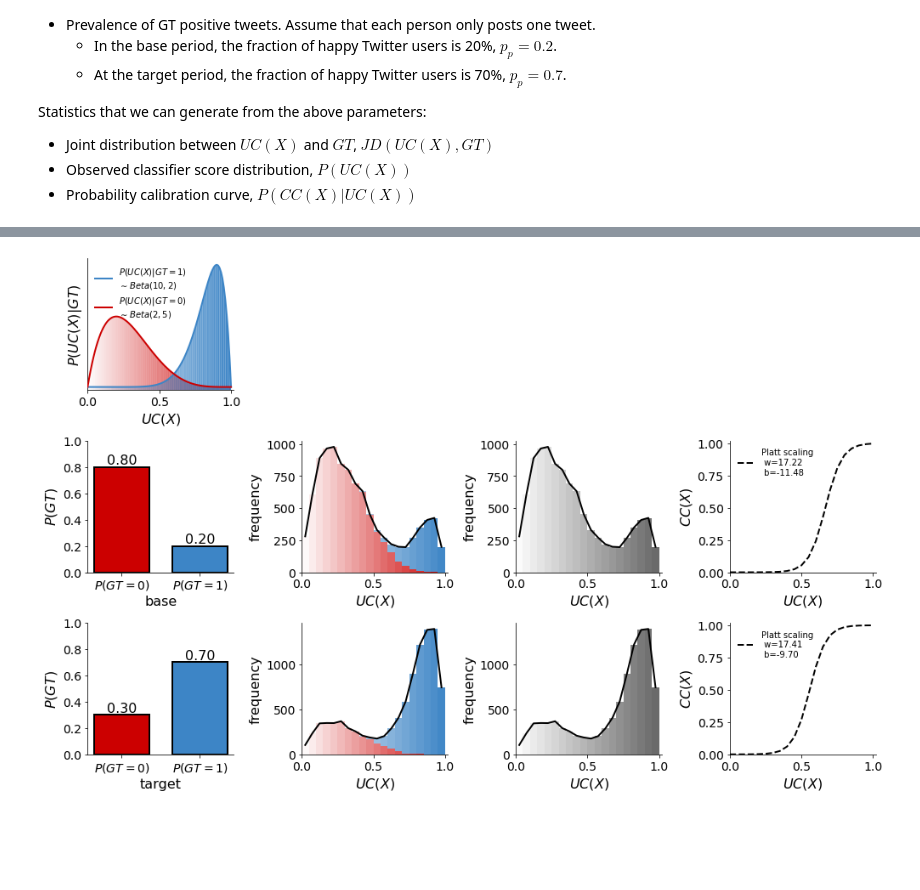
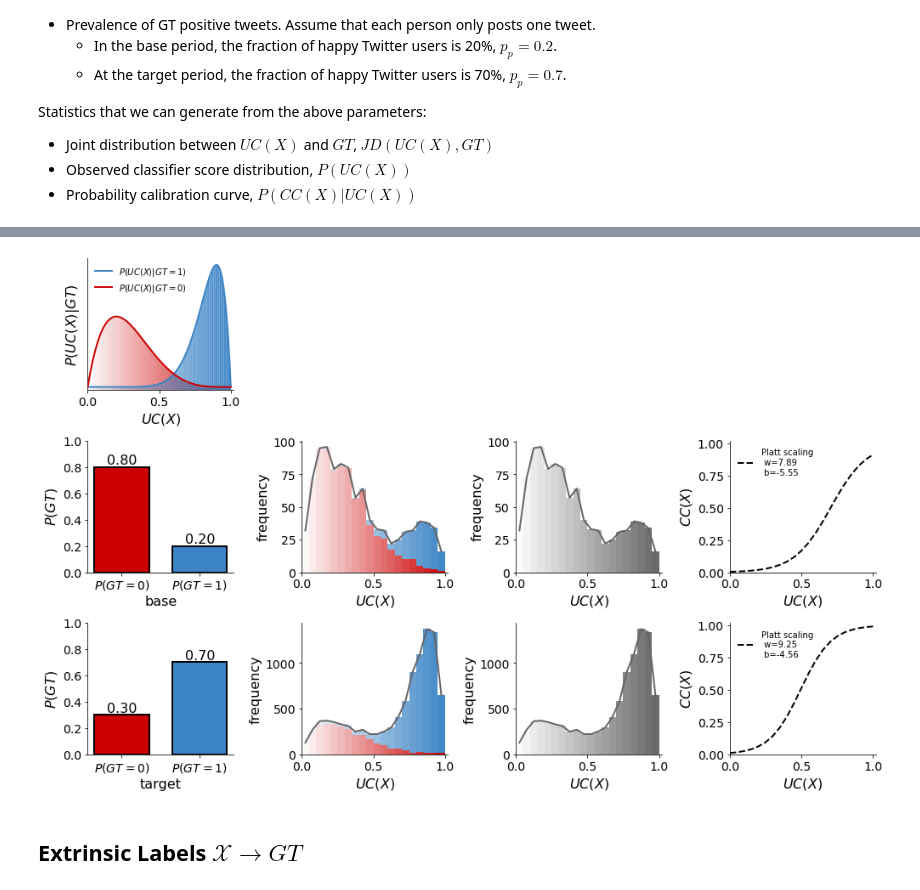
Before and after one commit to avalanchesiqi/prevalence-estimation-tutorial, a Jupyter notebook: code/Sec0-Data-Generating.ipynb, the cells around one changed output, grey strips where cells are left out. Drawn from its saved outputs; the diff is of its cells as text; code cells hidden in the pictures; blank space fills up the shorter version.

Commit message:
update mixture model class

```diff
--- a/code/Sec0-Data-Generating.ipynb
+++ b/code/Sec0-Data-Generating.ipynb
@@ -275,10 +248,15 @@ def intrinsic_label_data_generator(a_pos, b_pos, a_neg, b_neg,
 # %%
 # y -> x data simulation configuration
-good_output_elements = intrinsic_label_data_generator(a_pos=10, b_pos=2, a_neg=2, b_neg=5, lam=0.9,
-                                                      p_p_list=[0.2, 0.7], size_list=[10000, 10000],
-                                                      period_list=['base', 'target'])
+good_pos_density_rvs = MixtureModel([stats.beta(10, 2), stats.uniform(0, 1)], weights=[0.9, 0.1])
+good_neg_density_rvs = MixtureModel([stats.beta(2, 5), stats.uniform(0, 1)], weights=[0.9, 0.1])
+
+intrinsic_label_data_generator(good_pos_density_rvs, good_neg_density_rvs,
+                               p_p_list=[0.2, 0.7], size_list=[1000, 10000],
+                               period_list=['base', 'target'])
 # %% [output]
-[figure, old version]
+[figure, new version]
+# %% [markdown]
+## Extrinsic Labels $\mathcal{X} \rightarrow GT$
 # %%
 # this plot is generated by simulation parameters: pos_gt_density and neg_gt_density
 # positive and negative density function
```
Also changed, not shown: parts of 11 cells of this notebook, 6 other files.
